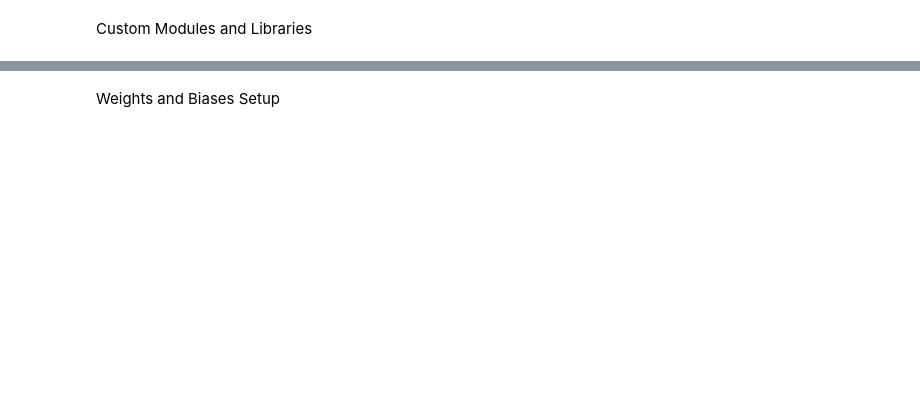
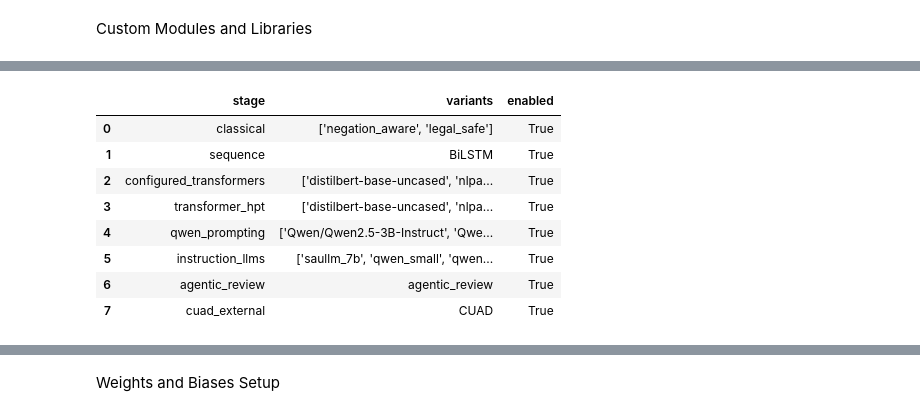
Before and after one commit to YBenjaminPCondori/Natural-Language-Processing, a Jupyter notebook: notebooks/ledgar_clause_classification_pipeline.ipynb, the cells around one changed output, grey strips where cells are left out. Cells and saved outputs as stored; diff of their text form; code cells hidden in the pictures; blank space fills up the shorter version.

```diff
--- a/notebooks/ledgar_clause_classification_pipeline.ipynb
+++ b/notebooks/ledgar_clause_classification_pipeline.ipynb
@@ -308,0 +431,76 @@ DEVICE = seed_everything(SEED)
+# %%
+# @title
+# Machine-checkable exhaustive variant manifest.
+# This cell exists so the notebook fails early if optional stages are accidentally disabled again.
+from pathlib import Path as _Path
+import json as _json
+
+EXHAUSTIVE_VARIANT_MANIFEST = {
+    "requires_modules_folder": str(PROJECT_ROOT / "modules"),
+    "flags": required_true_flags,
+    "smoke_mode": TRANSFORMER_HPT_SMOKE_TEST,
+    "sample_caps": {
+        "HPT_MAX_TRAIN_SAMPLES": HPT_MAX_TRAIN_SAMPLES,
+        "HPT_MAX_VALIDATION_SAMPLES": HPT_MAX_VALIDATION_SAMPLES,
+        "HPT_MAX_EVAL_SAMPLES": HPT_MAX_EVAL_SAMPLES,
+        "QWEN_MAX_EVAL_SAMPLES": QWEN_MAX_EVAL_SAMPLES,
+        "INSTRUCTION_LLM_MAX_EXAMPLES_PER_SPLIT": INSTRUCTION_LLM_MAX_EXAMPLES_PER_SPLIT,
+        "CUAD_EXTERNAL_MAX_EVAL_SAMPLES": CUAD_EXTERNAL_MAX_EVAL_SAMPLES,
+    },
+    "classical": {
+        "tokenizers": CLASSICAL_TOKENIZER_VARIANTS,
+        "models_exposed_by_module": ["logistic_regression", "linear_svm", "multinomial_nb", "complement_nb"],
+        "max_features_list": MAX_FEATURES_LIST,
+        "ngram_ranges": [list(x) for x in NGRAM_RANGES],
+        "min_df_list": MIN_DF_LIST,
+        "c_values": CLASSICAL_C_VALUES,
+        "nb_alpha_values": CLASSICAL_NB_ALPHA_VALUES,
+    },
+    "sequence": {"enabled": RUN_SEQUENCE_MODEL, "variant": "BiLSTM"},
+    "configured_transformers": TRANSFORMER_MODEL_VARIANTS,
+    "transformer_hpt": {
+        "models": TRANSFORMER_HPT_MODEL_VARIANTS,
+        "random_trials_per_model": HPT_RANDOM_TRIALS,
+        "bayes_trials_per_model": HPT_BAYES_TRIALS,
+        "final_retrain_epochs": HPT_FINAL_RETRAIN_EPOCHS,
+    },
+    "qwen_prompting": {
+        "models": QWEN_MODEL_VARIANTS,
+        "prompt_modes_inside_module": ["zero_shot", "static_few_shot", "retrieval_few_shot"],
+    },
+    "instruction_llms": {
+        "model_keys": INSTRUCTION_LLM_MODEL_KEYS,
+        "tune_decoding_on_validation": INSTRUCTION_LLM_TUNE_DECODING_ON_VALIDATION,
+        "evaluate_test": INSTRUCTION_LLM_EVALUATE_TEST,
+        "quantization": INSTRUCTION_LLM_QUANTIZATION,
+    },
+    "agentic_review": {"enabled": RUN_AGENTIC_EXTENSION},
+    "cuad_external": {"enabled": RUN_CUAD_EXTERNAL_EVAL, "max_eval_samples": CUAD_EXTERNAL_MAX_EVAL_SAMPLES},
+    "wandb": {
+        "enabled": RUN_WANDB,
+        "mode": WANDB_MODE,
+        "run_strategy": WANDB_RUN_STRATEGY,
+        "enabled_stages": WANDB_ENABLED_STAGES,
+        "stage_group": WANDB_STAGE_GROUP,
+    },
+}
+
+assert all(EXHAUSTIVE_VARIANT_MANIFEST["flags"].values()), EXHAUSTIVE_VARIANT_MANIFEST["flags"]
+assert EXHAUSTIVE_VARIANT_MANIFEST["smoke_mode"] is False
+assert all(value is None for value in EXHAUSTIVE_VARIANT_MANIFEST["sample_caps"].values()), EXHAUSTIVE_VARIANT_MANIFEST["sample_caps"]
+
+manifest_path = paths.project_root / "outputs" / "exhaustive_variant_manifest.json"
+manifest_path.parent.mkdir(parents=True, exist_ok=True)
+manifest_path.write_text(_json.dumps(EXHAUSTIVE_VARIANT_MANIFEST, indent=2), encoding="utf-8")
+print(f"✅ Wrote exhaustive variant manifest: {manifest_path}")
+display(pd.DataFrame([
+    {"stage": "classical", "variants": str(EXHAUSTIVE_VARIANT_MANIFEST["classical"]["tokenizers"]), "enabled": RUN_CLASSICAL_MODELS},
+    {"stage": "sequence", "variants": "BiLSTM", "enabled": RUN_SEQUENCE_MODEL},
+    {"stage": "configured_transformers", "variants": str(TRANSFORMER_MODEL_VARIANTS), "enabled": RUN_CONFIGURED_TRANSFORMER_BASELINES},
+    {"stage": "transformer_hpt", "variants": str(TRANSFORMER_HPT_MODEL_VARIANTS), "enabled": RUN_TRANSFORMER_HPT},
+    {"stage": "qwen_prompting", "variants": str(QWEN_MODEL_VARIANTS), "enabled": RUN_QWEN_BASELINE},
+    {"stage": "instruction_llms", "variants": str(INSTRUCTION_LLM_MODEL_KEYS), "enabled": RUN_INSTRUCTION_LLM_EVAL},
+    {"stage": "agentic_review", "variants": "agentic_review", "enabled": RUN_AGENTIC_EXTENSION},
+    {"stage": "cuad_external", "variants": "CUAD", "enabled": RUN_CUAD_EXTERNAL_EVAL},
+]))
+# %% [output]
@@ -308,0 +508,9 @@ DEVICE = seed_everything(SEED)
+|  | stage | variants | enabled |
+| 0 | classical | ['negation_aware', 'legal_safe'] | True |
+| 1 | sequence | BiLSTM | True |
+| 2 | configured_transformers | ['distilbert-base-uncased', 'nlpa... | True |
+| 3 | transformer_hpt | ['distilbert-base-uncased', 'nlpa... | True |
+| 4 | qwen_prompting | ['Qwen/Qwen2.5-3B-Instruct', 'Qwe... | True |
+| 5 | instruction_llms | ['saullm_7b', 'qwen_small', 'qwen... | True |
+| 6 | agentic_review | agentic_review | True |
+| 7 | cuad_external | CUAD | True |
```
Also changed, not shown: parts of 95 cells of this notebook, 28 other files.
